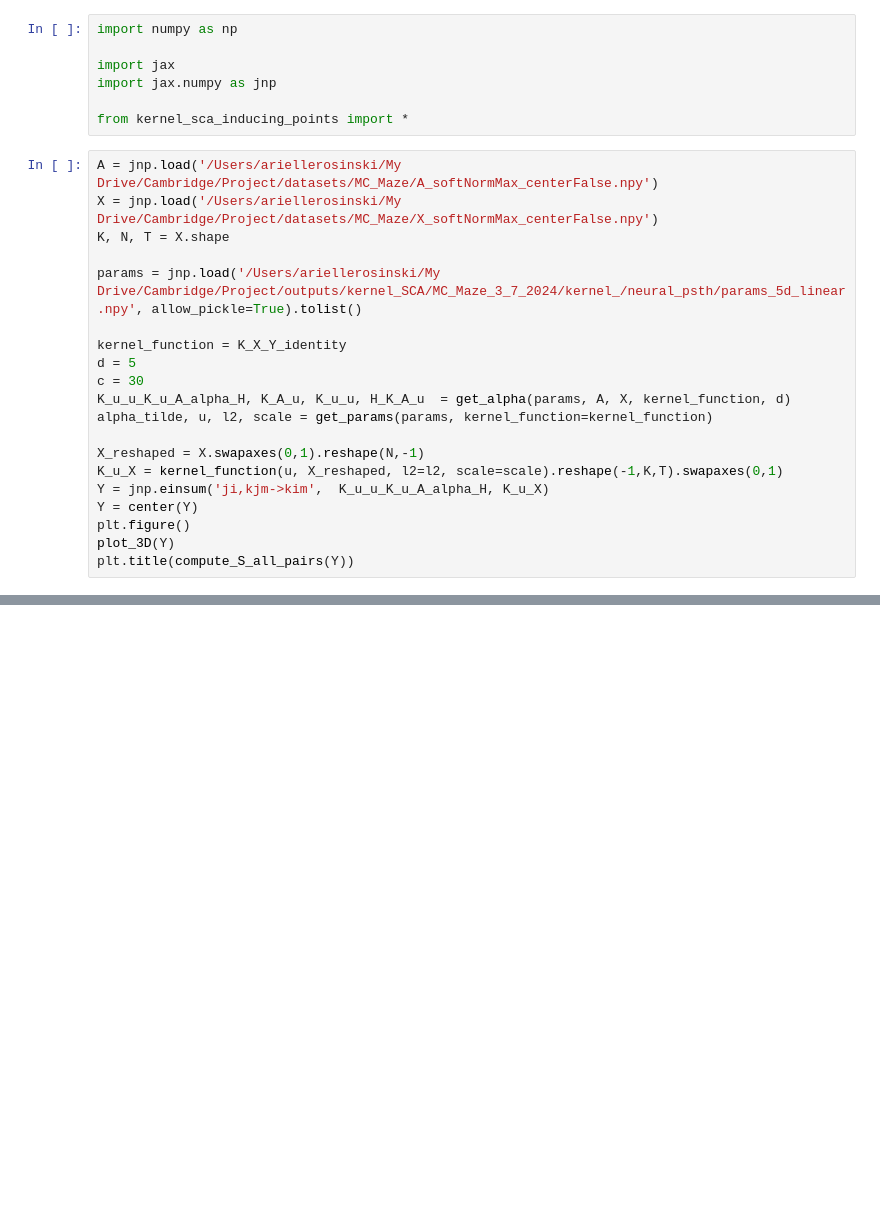
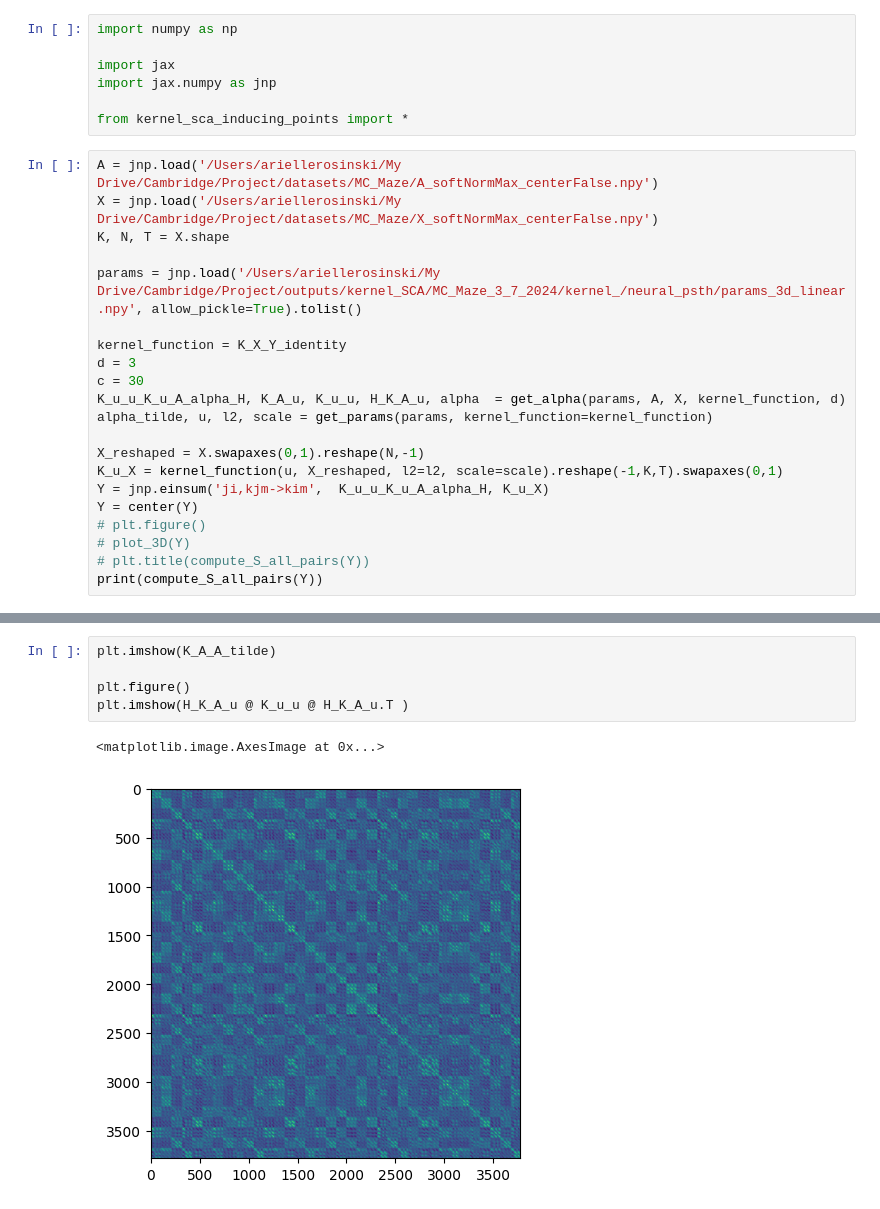
Before and after one commit to ArielleRosinski/SCA_project, a Jupyter notebook: var_explained.ipynb, the cells around one changed output, grey strips where cells are left out. Drawn from its saved outputs; the diff is of its cells as text; blank space fills up the shorter version.

```diff
--- a/var_explained.ipynb
+++ b/var_explained.ipynb
@@ -10,19 +10,20 @@ A = jnp.load('/Users/ariellerosinski/My Drive/Cambridge/Project/datasets/MC_Maze
 X = jnp.load('/Users/ariellerosinski/My Drive/Cambridge/Project/datasets/MC_Maze/X_softNormMax_centerFalse.npy')
 K, N, T = X.shape
 
-params = jnp.load('/Users/ariellerosinski/My Drive/Cambridge/Project/outputs/kernel_SCA/MC_Maze_3_7_2024/kernel_/neural_psth/params_5d_linear.npy', allow_pickle=True).tolist()
+params = jnp.load('/Users/ariellerosinski/My Drive/Cambridge/Project/outputs/kernel_SCA/MC_Maze_3_7_2024/kernel_/neural_psth/params_3d_linear.npy', allow_pickle=True).tolist()
 
 kernel_function = K_X_Y_identity
-d = 5
+d = 3
 c = 30
-K_u_u_K_u_A_alpha_H, K_A_u, K_u_u, H_K_A_u  = get_alpha(params, A, X, kernel_function, d)
+K_u_u_K_u_A_alpha_H, K_A_u, K_u_u, H_K_A_u, alpha  = get_alpha(params, A, X, kernel_function, d)
 alpha_tilde, u, l2, scale = get_params(params, kernel_function=kernel_function)
 
 X_reshaped = X.swapaxes(0,1).reshape(N,-1)
 K_u_X = kernel_function(u, X_reshaped, l2=l2, scale=scale).reshape(-1,K,T).swapaxes(0,1)
 Y = jnp.einsum('ji,kjm->kim',  K_u_u_K_u_A_alpha_H, K_u_X)
 Y = center(Y)
-plt.figure()
-plot_3D(Y)
-plt.title(compute_S_all_pairs(Y))
+# plt.figure()
+# plot_3D(Y)
+# plt.title(compute_S_all_pairs(Y))
+print(compute_S_all_pairs(Y))
 # %% [output]
@@ -61,0 +83,8 @@ Array(0.3415777, dtype=float32)
+# %%
+plt.imshow(K_A_A_tilde)
+
+plt.figure()
+plt.imshow(H_K_A_u @ K_u_u @ H_K_A_u.T )
+# %% [output]
+<matplotlib.image.AxesImage at 0x...>
+[figure, added]
```
Also changed, not shown: parts of 8 cells of this notebook, 8 other files.
